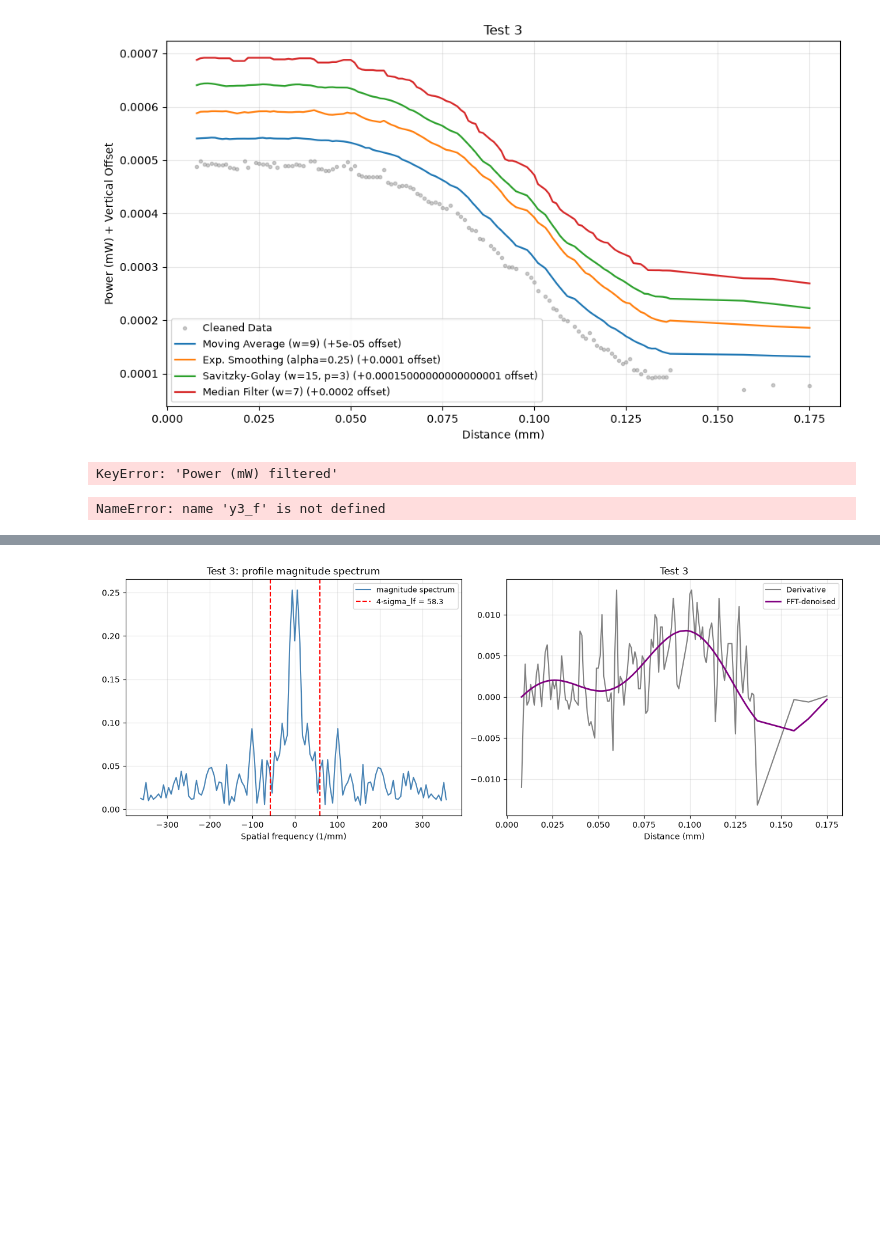
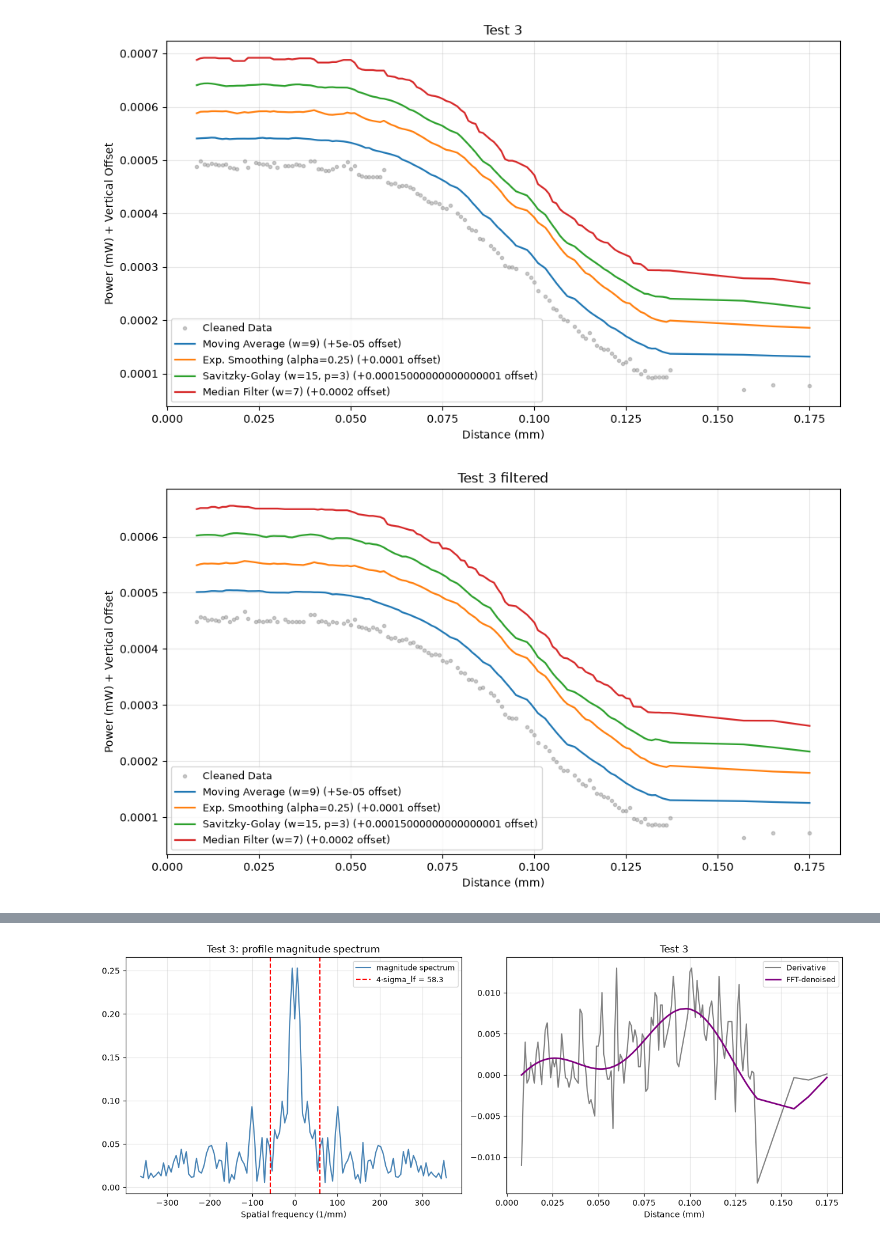
Before and after one commit to TyGuy-5/UAF-LiDaR, a Jupyter notebook: Lab_Work/razor_data_notebook.ipynb, the cells around one changed output, grey strips where cells are left out. Saved outputs shown, nothing was run; the diff lists cells and outputs as text; code cells hidden in the pictures; blank space fills up the shorter version.

```diff
--- a/Lab_Work/razor_data_notebook.ipynb
+++ b/Lab_Work/razor_data_notebook.ipynb
@@ -613,7 +613,7 @@ plt.show()
 # %% [output]
 [figure]
 # %%
-df3_clean_f = df3.dropna().sort_values('Distance (mm)').reset_index(drop=True)
+df3_clean_f = df3_f.dropna().sort_values('Distance (mm)').reset_index(drop=True)
 
 window = 5
 rolling_median_filtered = df3_clean_f['Power (mW) filtered'].rolling(window=window, center=True).median()
@@ -621,36 +621,34 @@ df3_clean_f = df3_clean_f.dropna().reset_index(drop=True)
 
 x3_f = df3_clean_f['Distance (mm)'].values
 y3_f = df3_clean_f['Power (mW) filtered'].values
-# %% [output]
-KeyError: 'Power (mW) filtered'
 # %%
 ma3_f = moving_average_filter(y3_f, window=9)
 es3_f, alpha3_f = exponential_smooth(y3_f, alpha=0.25)
-sg3_f = sg_smooth(y3_f, window_length=15, polyorder=3)
+sg3_f = sg_smooth(y3_f, window_length=10, polyorder=3)
 med3_f = median_smooth(y3_f, window=7)
 
 scurve_methods_3 = {
     'Moving Average (w=9)': ma3_f,
     f'Exp. Smoothing (alpha={alpha3_f:.2f})': es3_f,
     'Savitzky-Golay (w=15, p=3)': sg3_f,
     'Median Filter (w=7)': med3_f,
 }
 
 plt.figure(figsize=(11, 6))
 plt.plot(x3_f, y3_f, '.', color='grey', alpha=0.4, label='Cleaned Data')
 offset_step = 0.00005
 for i, (name, sig) in enumerate(scurve_methods_3.items()):
     current_offset = (i + 1) * offset_step
     plt.plot(x3_f, sig + current_offset, linewidth=1.6, label=f"{name} (+{current_offset} offset)")
 
 plt.title('Test 3 filtered')
 plt.xlabel('Distance (mm)')
 plt.ylabel('Power (mW) + Vertical Offset')
 plt.legend(fontsize=9)
 plt.grid(alpha=0.3)
 plt.show()
 # %% [output]
-NameError: name 'y3_f' is not defined
+[figure, added]
 # %%
 raw_profile_3 = -np.gradient(y3, x3)
 
```
Also changed, not shown: parts of 6 cells of this notebook, 1 other file.
